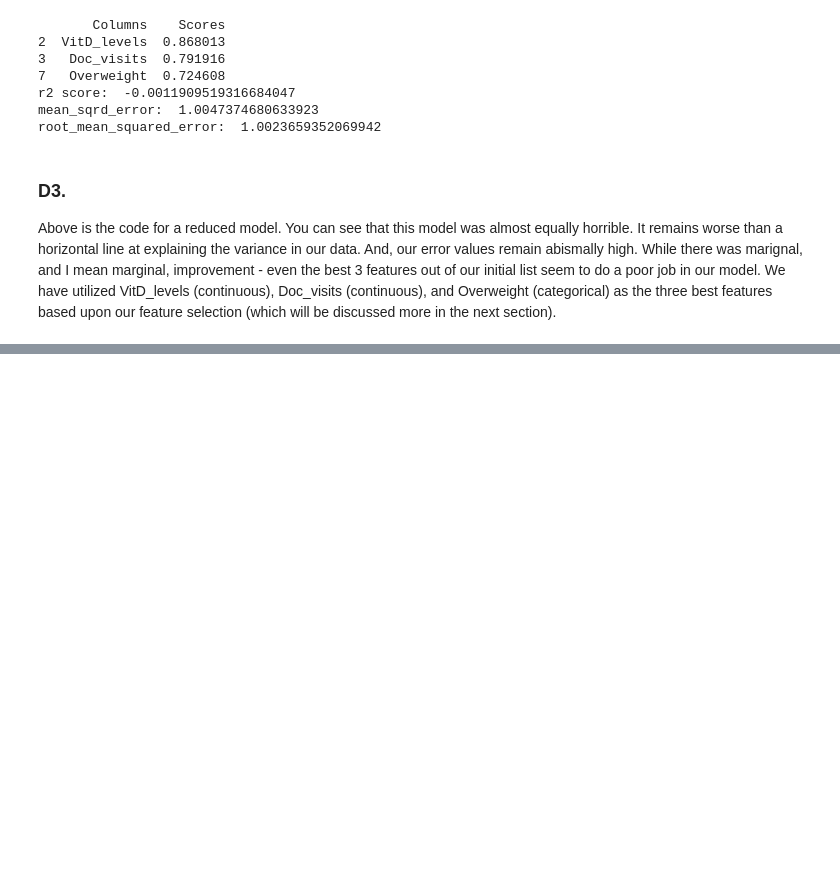
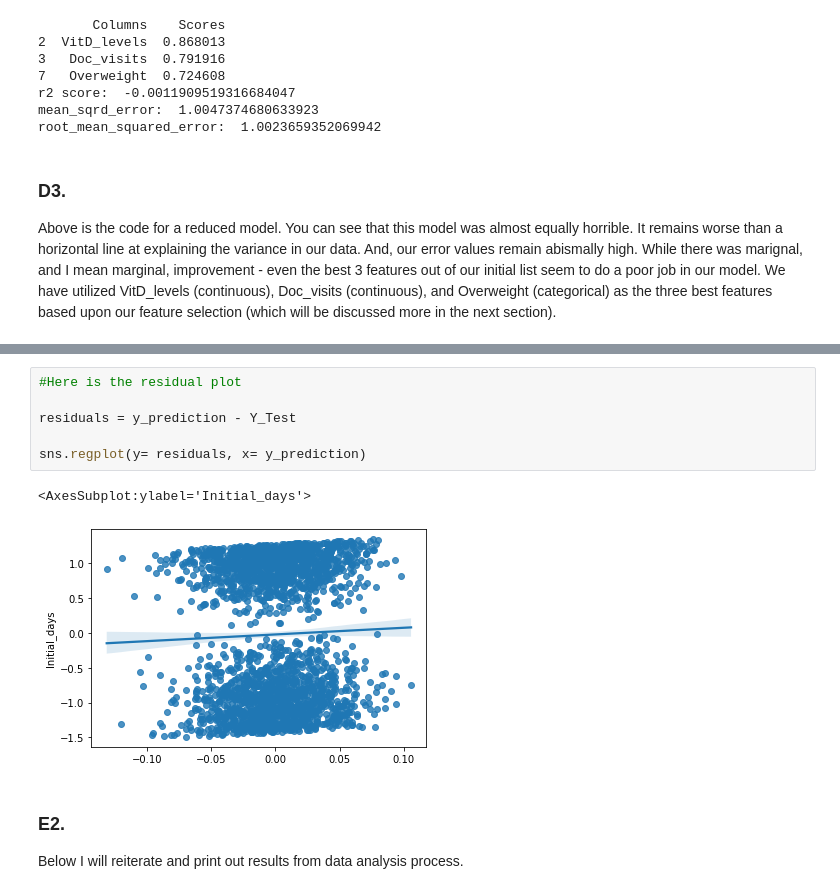
Before and after one commit to JacobRColp/WGU, a Jupyter notebook: D208/D208_Jcolp/D208_Jcolp.ipynb, the cells around one changed output, grey strips where cells are left out. Drawn from its saved outputs; the diff is of its cells as text; blank space fills up the shorter version.

```diff
--- a/D208/D208_Jcolp/D208_Jcolp.ipynb
+++ b/D208/D208_Jcolp/D208_Jcolp.ipynb
@@ -355,0 +355,13 @@ ValueError: regplot inputs must be 1d
+# %%
+#Here is the residual plot
+
+residuals = y_prediction - Y_Test
+
+sns.regplot(y= residuals, x= y_prediction)
+# %% [output]
+<AxesSubplot:ylabel='Initial_days'>
+[figure, added]
+# %% [markdown]
+<h3>E2.</h3>
+
+Below I will reiterate and print out results from data analysis process.
```
Also changed, not shown: parts of 4 cells of this notebook.
